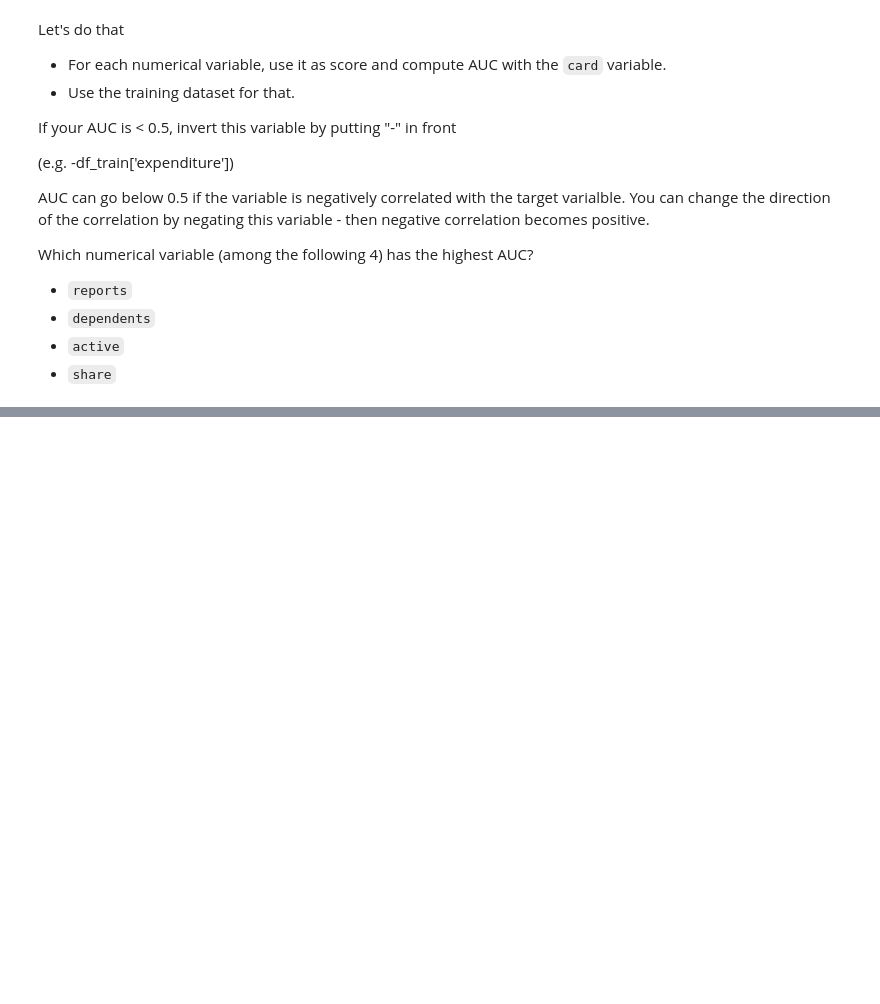
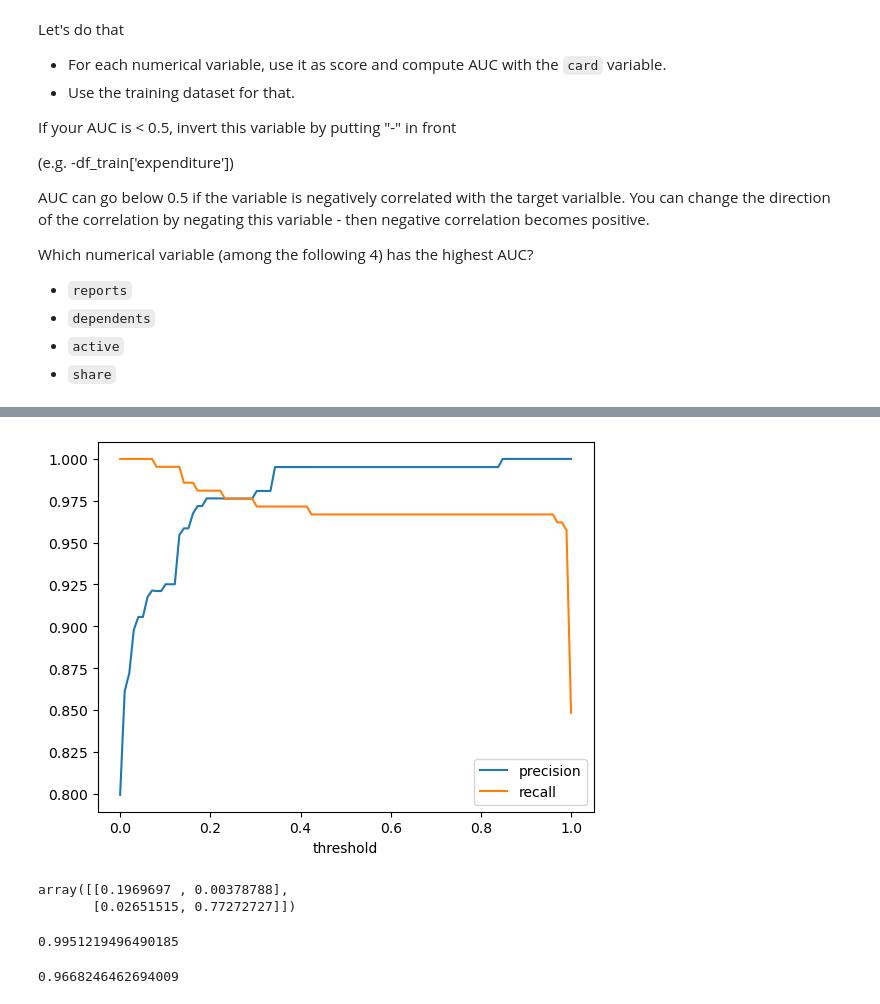
Before and after one commit to bhasarma/mlcoursezoom-camp, a Jupyter notebook: homework/HW04/homework_04.ipynb, the cells around one changed output, grey strips where cells are left out. Saved outputs shown, nothing was run; the diff lists cells and outputs as text; code cells hidden in the pictures; blank space fills up the shorter version.

```diff
--- a/homework/HW04/homework_04.ipynb
+++ b/homework/HW04/homework_04.ipynb
@@ -247,0 +320,3 @@ share 0.989
+# %%
+val_dicts = df_val[features].to_dict(orient='records')
+X_val = dv.transform(val_dicts)
@@ -247,0 +325,3 @@ share 0.989
+# %%
+model= LogisticRegression(solver='liblinear', C=1.0, max_iter=1000) #why random_state not specified
+model.fit(X_train, y_train)
@@ -247,0 +332,2 @@ share 0.989
+# %%
+y_pred = model.predict_proba(X_val)[:, 1]
@@ -247,0 +382,2 @@ share 0.989
+# %%
+threshold = np.linspace(0.0, 1.0, 100)  # step of 0.01
@@ -247,0 +386,30 @@ share 0.989
+# %%
+precision = []
+Recall = []
+F1_list = []
+for t in threshold:
+    actual_positive = (y_val == 1)
+    actual_negative = (y_val == 0)
+    predict_positive = (y_pred >= t)
+    predict_negative = (y_pred < t)
+    tp = (predict_positive & actual_positive).sum()
+    tn = (predict_negative & actual_negative).sum()
+    fp = (predict_positive & actual_negative).sum()
+    fn = (predict_negative & actual_positive).sum()
+    p = tp /(tp+fp)
+    R = tp/(tp+fn)
+    precision.append(p)
+    Recall.append(R)
+
+    #for Q 04
+    F1 = 2 * p * R / (p + R)
+    F1_list.append(F1)
+
+
+plt.plot(threshold, precision, label = 'precision')
+plt.plot(threshold, Recall, label = 'recall')
+plt.legend()
+plt.xlabel('threshold')
+plt.show()
+# %% [output]
+[figure, added]
@@ -247,0 +420,15 @@ share 0.989
+# %%
+confusion_matrix(y_val, (y_pred>=t).astype(int), normalize = 'all')
+# %% [output]
+array([[0.1969697 , 0.00378788],
+       [0.02651515, 0.77272727]])
+# %%
+p = 0.77272727/(0.77272727+0.00378788)
+p
+# %% [output]
+0.9951219496490185
+# %%
+R = 0.77272727/(0.77272727+0.02651515)
+R
+# %% [output]
+0.9668246462694009
```
Also changed, not shown: parts of 30 cells of this notebook.
